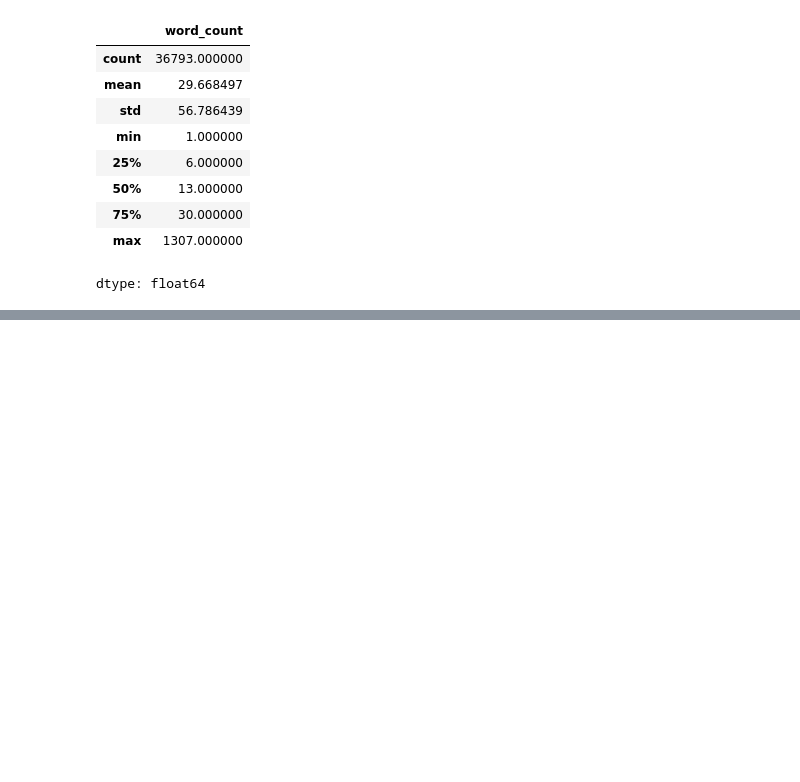
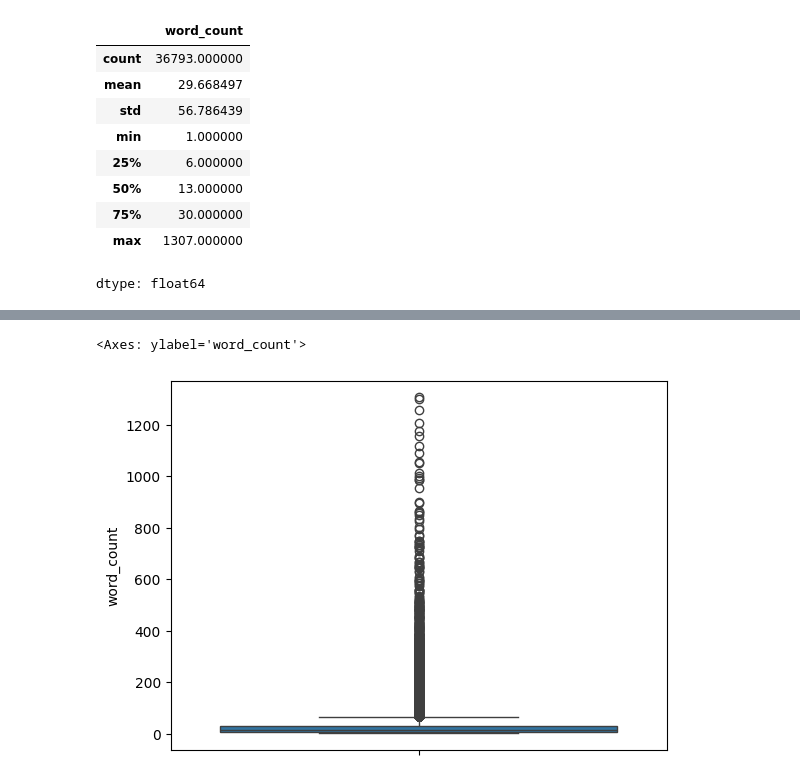
Before and after one commit to harshitbansal184507/CommentPulse, a Jupyter notebook: Notebooks/EDA.ipynb, the cells around one changed output, grey strips where cells are left out. Saved outputs shown, nothing was run; the diff lists cells and outputs as text; code cells hidden in the pictures; blank space fills up the shorter version.

```diff
--- a/Notebooks/EDA.ipynb
+++ b/Notebooks/EDA.ipynb
@@ -203,0 +228,5 @@ dtype: float64
+# %%
+sns.boxplot(data["word_count"])
+# %% [output]
+<Axes: ylabel='word_count'>
+[figure, added]
```
Also changed, not shown: parts of 5 cells of this notebook.
